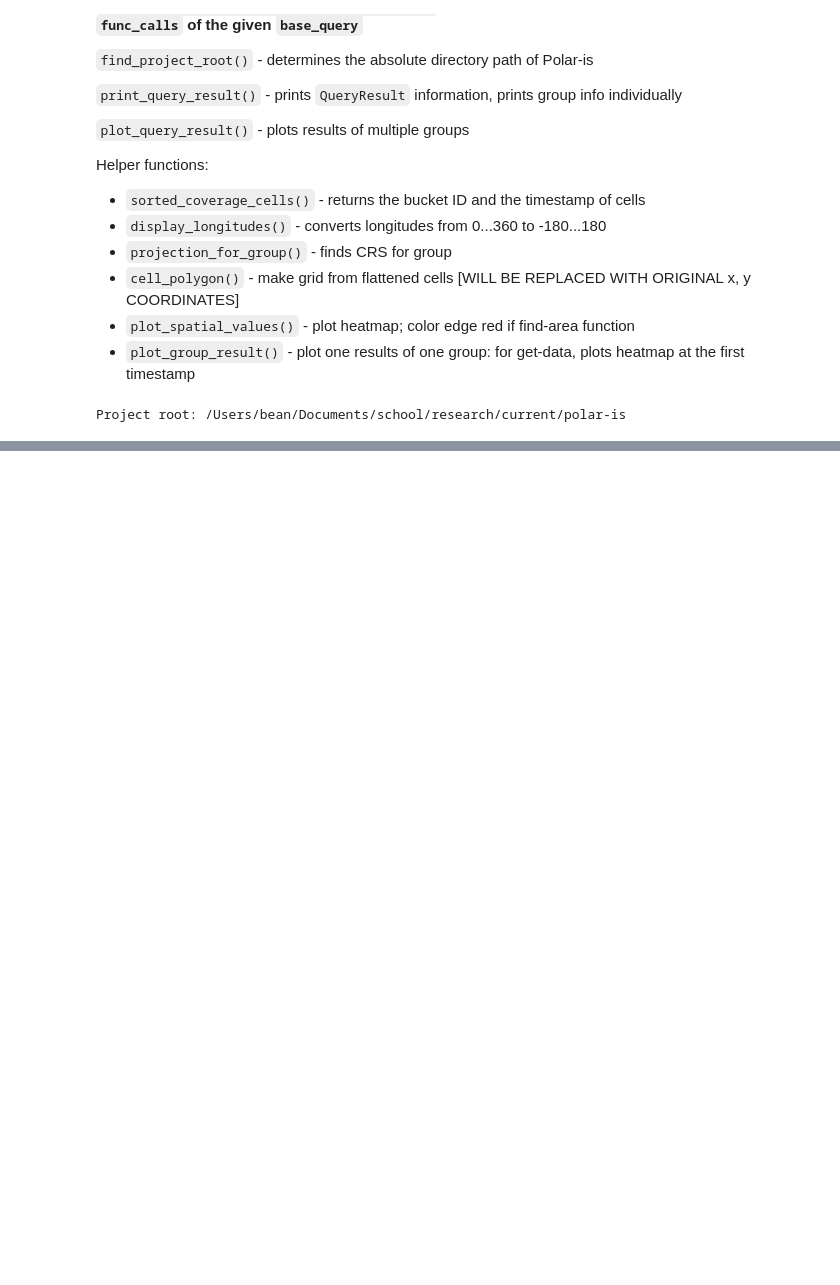
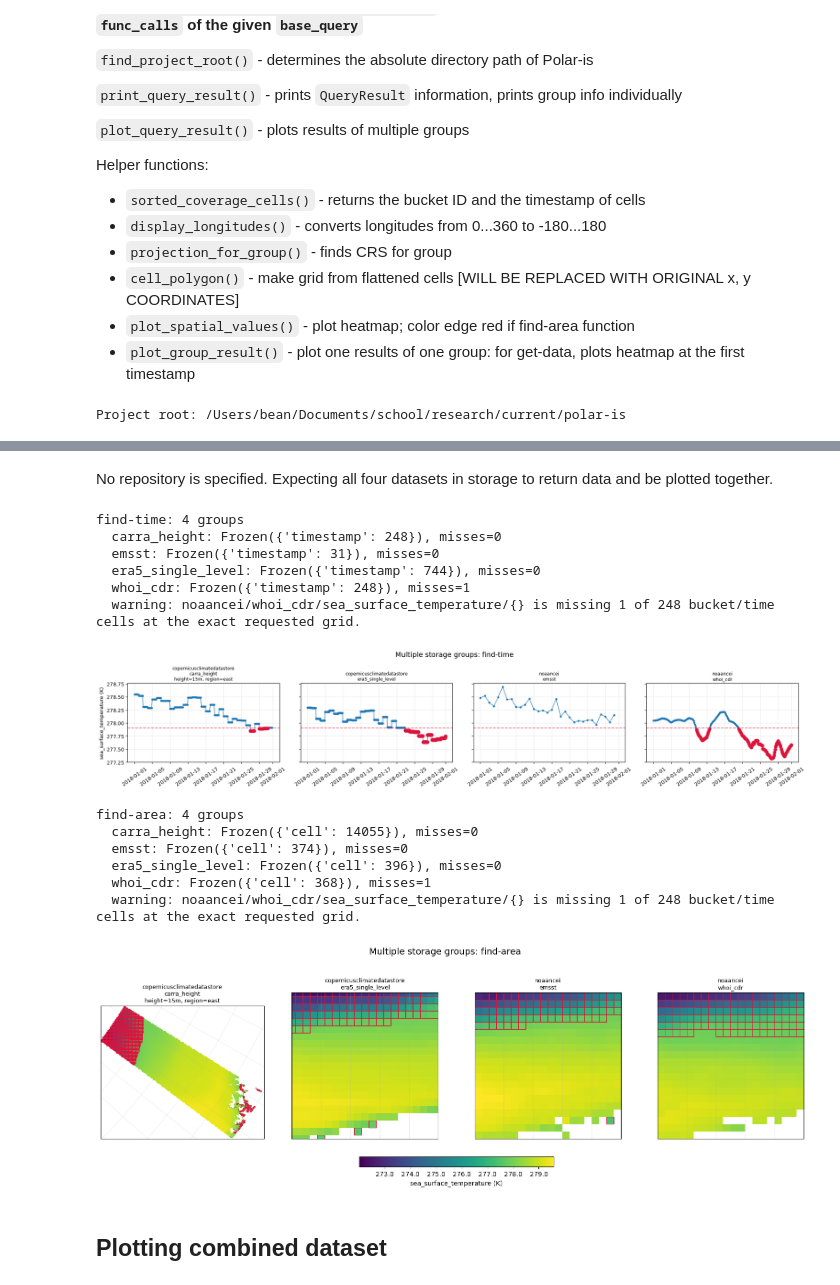
Before and after one commit to ana-e-uk/polar-is, a Jupyter notebook: storage/query_data/query_executor_demo.ipynb, the cells around one changed output, grey strips where cells are left out. Drawn from its saved outputs; the diff is of its cells as text; code cells hidden in the pictures; blank space fills up the shorter version.

```diff
--- a/storage/query_data/query_executor_demo.ipynb
+++ b/storage/query_data/query_executor_demo.ipynb
@@ -347,0 +790,21 @@ ALL_MISSES = {
+# %% [markdown]
+No repository is specified. Expecting all four datasets in storage to return data and be plotted together.
+# %%
+no_repo_specified = run_multigroup_scenario(NO_REPO_SPECIFIED, FUNCTION_CALLS)
+# %% [output]
+find-time: 4 groups
+  carra_height: Frozen({'timestamp': 248}), misses=0
+  emsst: Frozen({'timestamp': 31}), misses=0
+  era5_single_level: Frozen({'timestamp': 744}), misses=0
+  whoi_cdr: Frozen({'timestamp': 248}), misses=1
+  warning: noaancei/whoi_cdr/sea_surface_temperature/{} is missing 1 of 248 bucket/time cells at the exact requested grid.
+[figure, added]
+find-area: 4 groups
+  carra_height: Frozen({'cell': 14055}), misses=0
+  emsst: Frozen({'cell': 374}), misses=0
+  era5_single_level: Frozen({'cell': 396}), misses=0
+  whoi_cdr: Frozen({'cell': 368}), misses=1
+  warning: noaancei/whoi_cdr/sea_surface_temperature/{} is missing 1 of 248 bucket/time cells at the exact requested grid.
+[figure, added]
+# %% [markdown]
+## Plotting combined dataset
```
Also changed, not shown: parts of 23 cells of this notebook.
